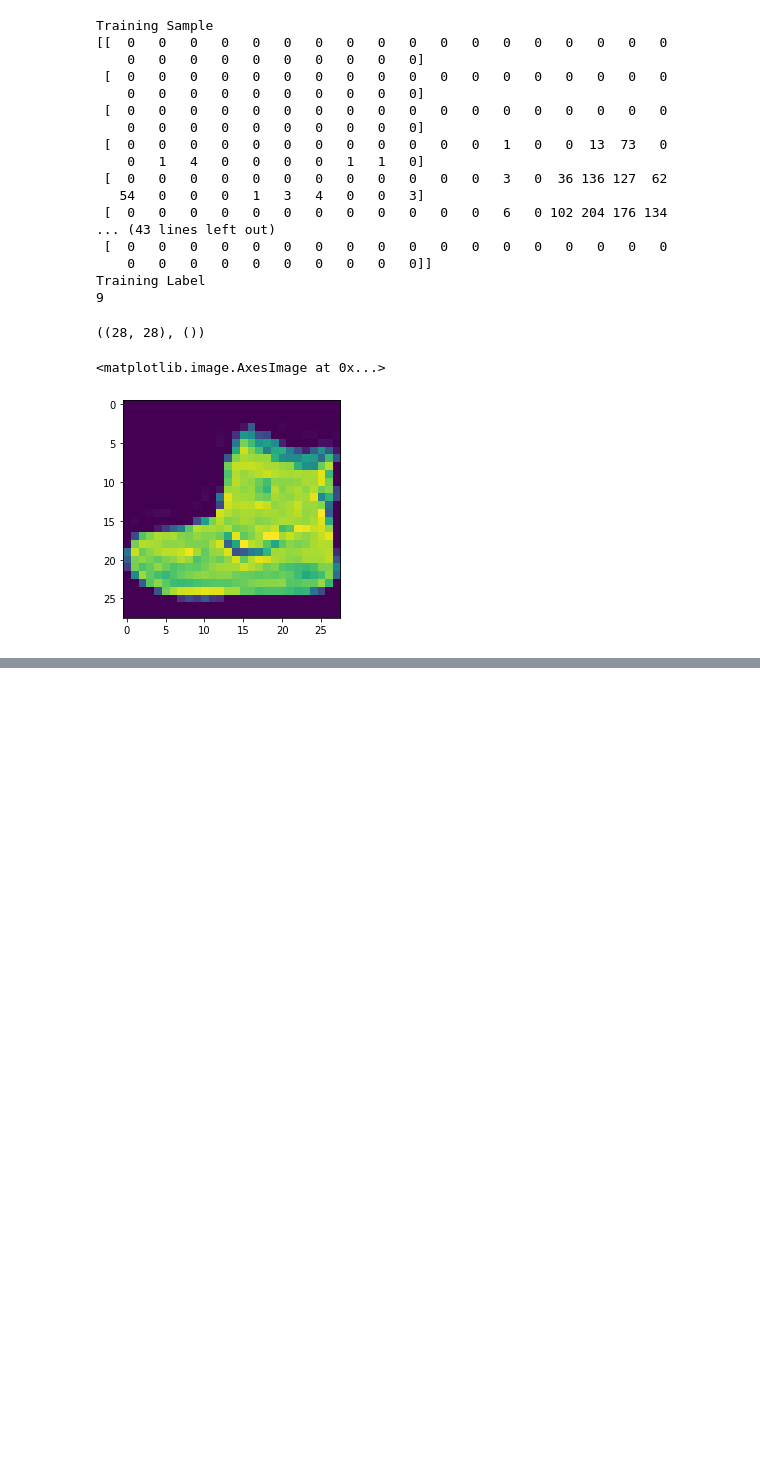
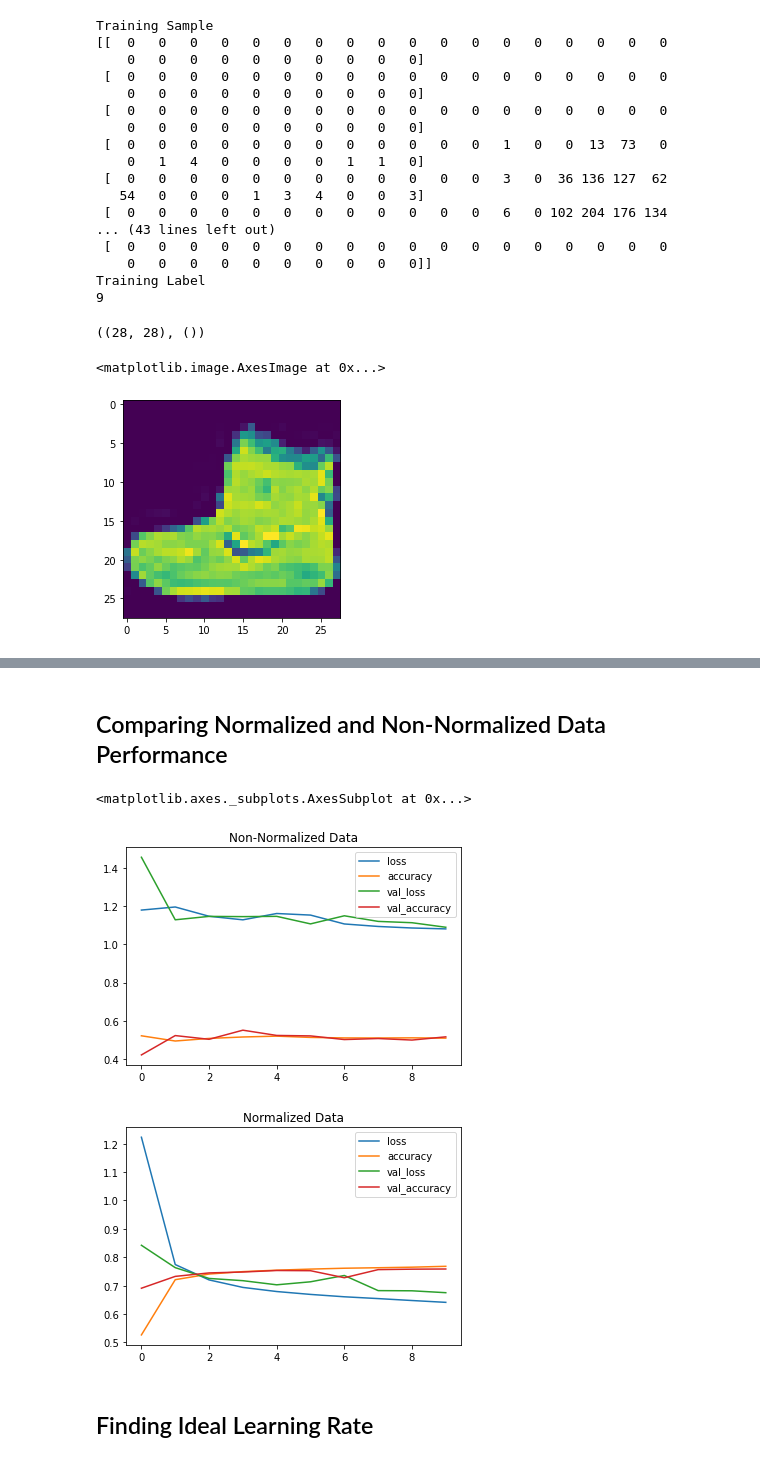
Before and after one commit to ShyamSundhar1411/My-ML-Notebooks, a Jupyter notebook: Classifications/Neural_Network_Classification_with_Tensorflow.ipynb, the cells around one changed output, grey strips where cells are left out. Drawn from its saved outputs; the diff is of its cells as text; code cells hidden in the pictures; blank space fills up the shorter version.

```diff
--- a/Classifications/Neural_Network_Classification_with_Tensorflow.ipynb
+++ b/Classifications/Neural_Network_Classification_with_Tensorflow.ipynb
@@ -593,0 +617,2 @@ class_names = {
+# %%
+non_norm_history_non_norm = multi_model.fit(train_data,train_labels,epochs=10,validation_data = (test_data,test_labels))
@@ -593,0 +668,3 @@ class_names = {
+# %%
+train_data_norm = train_data/train_data.max()
+test_data_norm = test_data/test_data.max()
@@ -593,0 +679,12 @@ class_names = {
+# %%
+tf.random.set_seed(42)
+multi_model_1 = tf.keras.Sequential([
+    tf.keras.layers.Flatten(input_shape = (28,28)),
+    tf.keras.layers.Dense(4,activation = "relu"),
+    tf.keras.layers.Dense(4,activation = "relu"),
+    tf.keras.layers.Dense(4,activation  = "relu"),
+    tf.keras.layers.Dense(10,activation  = "softmax"),
+])
+multi_model_1.compile(loss = tf.keras.losses.SparseCategoricalCrossentropy(),optimizer = "adam",metrics = ["accuracy"])
+# %%
+history_norm = multi_model_1.fit(train_data_norm,train_labels,epochs=10,validation_data = (test_data_norm,test_labels))
@@ -593,0 +712,12 @@ class_names = {
+# %% [markdown]
+## Comparing Normalized and Non-Normalized Data Performance
+# %%
+import pandas as pd
+pd.DataFrame(non_norm_history_non_norm.history).plot(title = "Non-Normalized Data")
+pd.DataFrame(history_norm.history).plot(title = "Normalized Data")
+# %% [output]
+<matplotlib.axes._subplots.AxesSubplot at 0x...>
+[figure, added]
+[figure, added]
+# %% [markdown]
+## Finding Ideal Learning Rate
```
Also changed, not shown: parts of 32 cells of this notebook.
